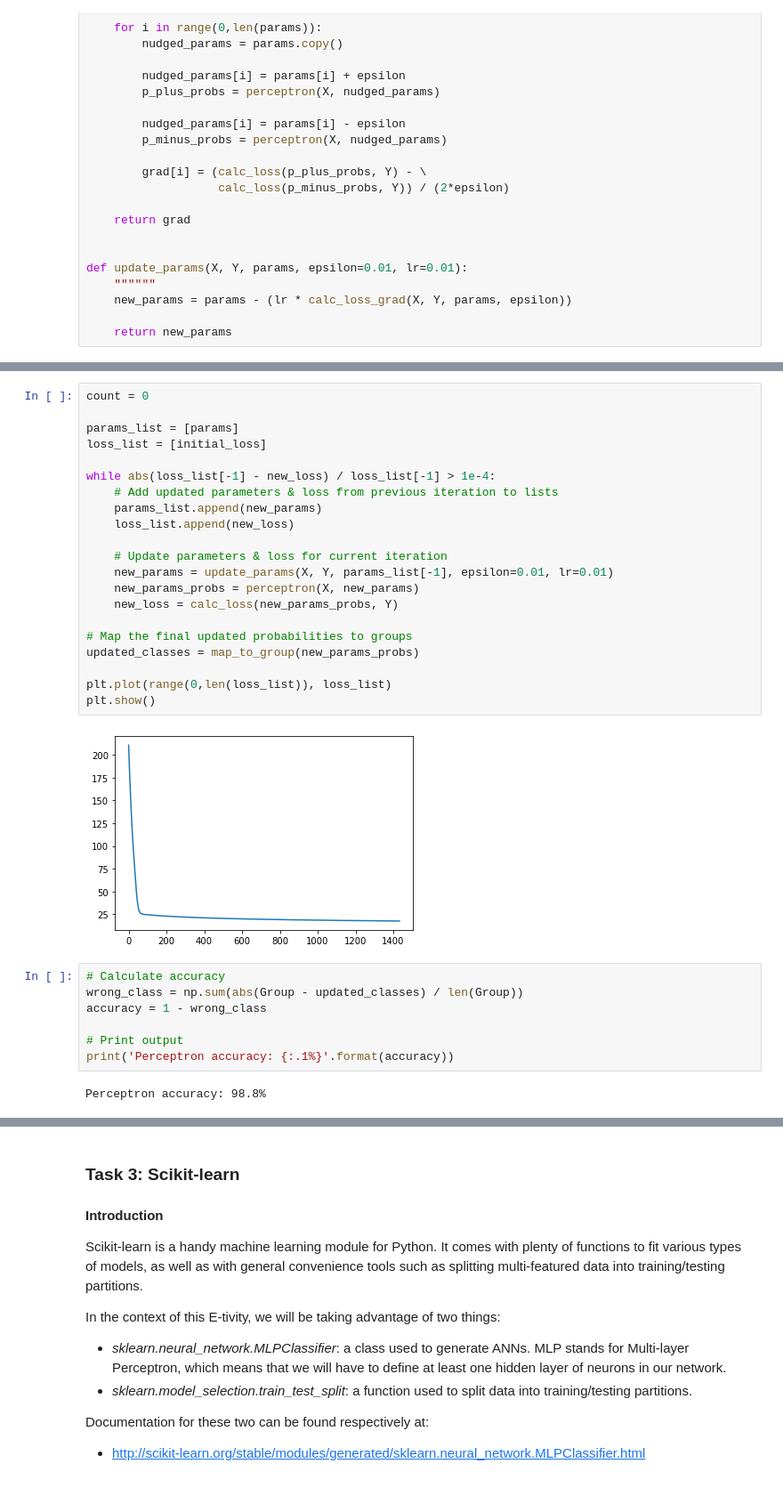
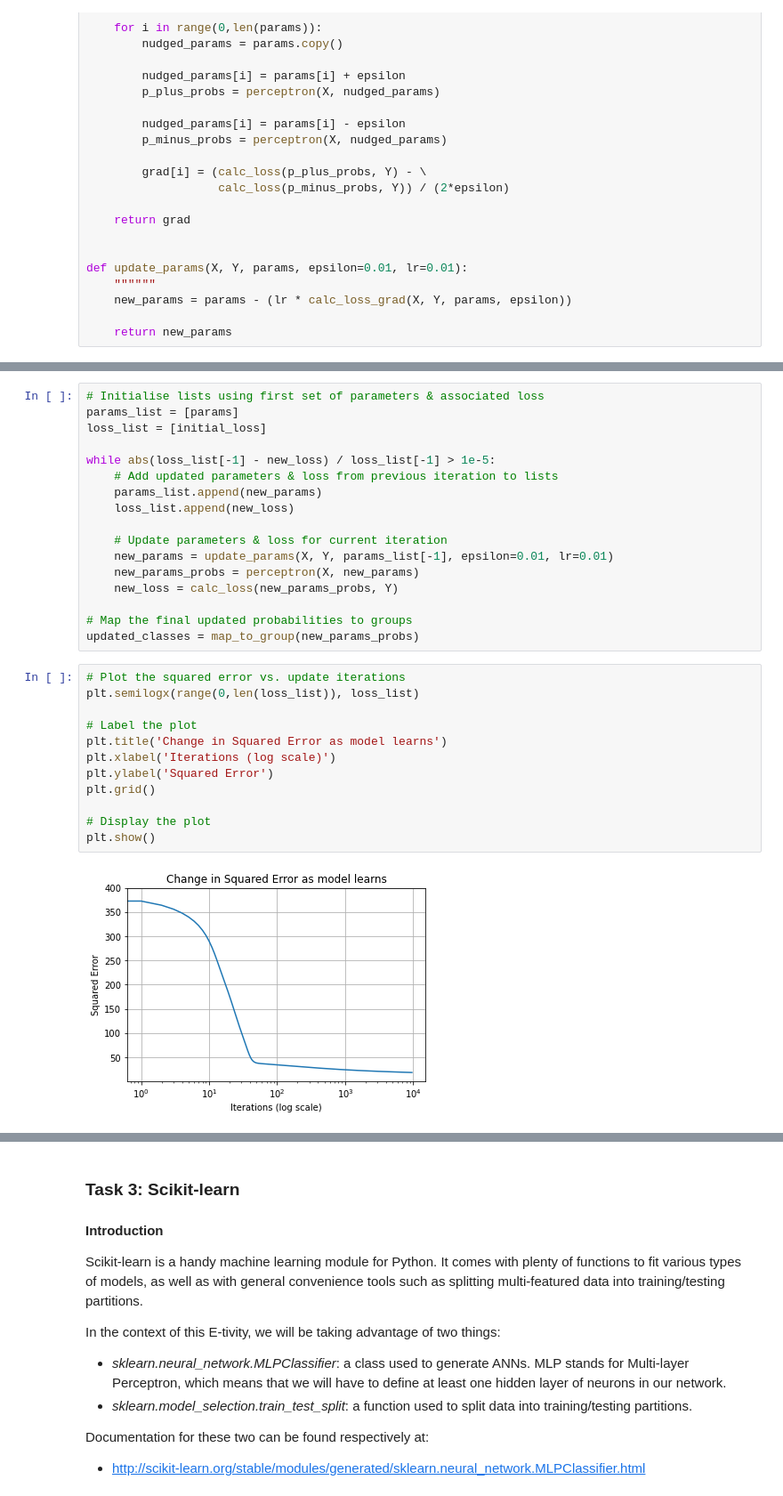
Before and after one commit to yrsci/Level8AI-CE4031-Etivity2, a Jupyter notebook: Etivity2_NeuralNetworks_21208298.ipynb, the cells around one changed output, grey strips where cells are left out. Shown: that part at 89% size. Cells and saved outputs as stored; diff of their text form.

```diff
--- a/Etivity2_NeuralNetworks_21208298.ipynb
+++ b/Etivity2_NeuralNetworks_21208298.ipynb
@@ -303,11 +303,10 @@ Updated loss:  204.38707749489768
 => model has IMPROVED!
 # %%
-count = 0
-
+# Initialise lists using first set of parameters & associated loss
 params_list = [params]
 loss_list = [initial_loss]
 
-while abs(loss_list[-1] - new_loss) / loss_list[-1] > 1e-4:
+while abs(loss_list[-1] - new_loss) / loss_list[-1] > 1e-5:
     # Add updated parameters & loss from previous iteration to lists
     params_list.append(new_params)
     loss_list.append(new_loss)
@@ -319,18 +318,18 @@ while abs(loss_list[-1] - new_loss) / loss_list[-1] > 1e-4:
 
 # Map the final updated probabilities to groups
 updated_classes = map_to_group(new_params_probs)
-
-plt.plot(range(0,len(loss_list)), loss_list)
-plt.show()
-# %% [output]
-[figure, removed]
-# %%
-# Calculate accuracy
-wrong_class = np.sum(abs(Group - updated_classes) / len(Group))
-accuracy = 1 - wrong_class
-
-# Print output
-print('Perceptron accuracy: {:.1%}'.format(accuracy))
-# %% [output]
-Perceptron accuracy: 98.8%
+# %%
+# Plot the squared error vs. update iterations
+plt.semilogx(range(0,len(loss_list)), loss_list)
+
+# Label the plot
+plt.title('Change in Squared Error as model learns')
+plt.xlabel('Iterations (log scale)')
+plt.ylabel('Squared Error')
+plt.grid()
+
+# Display the plot
+plt.show()
+# %% [output]
+[figure, added]
 # %%
```
Also changed, not shown: parts of 7 cells of this notebook.
